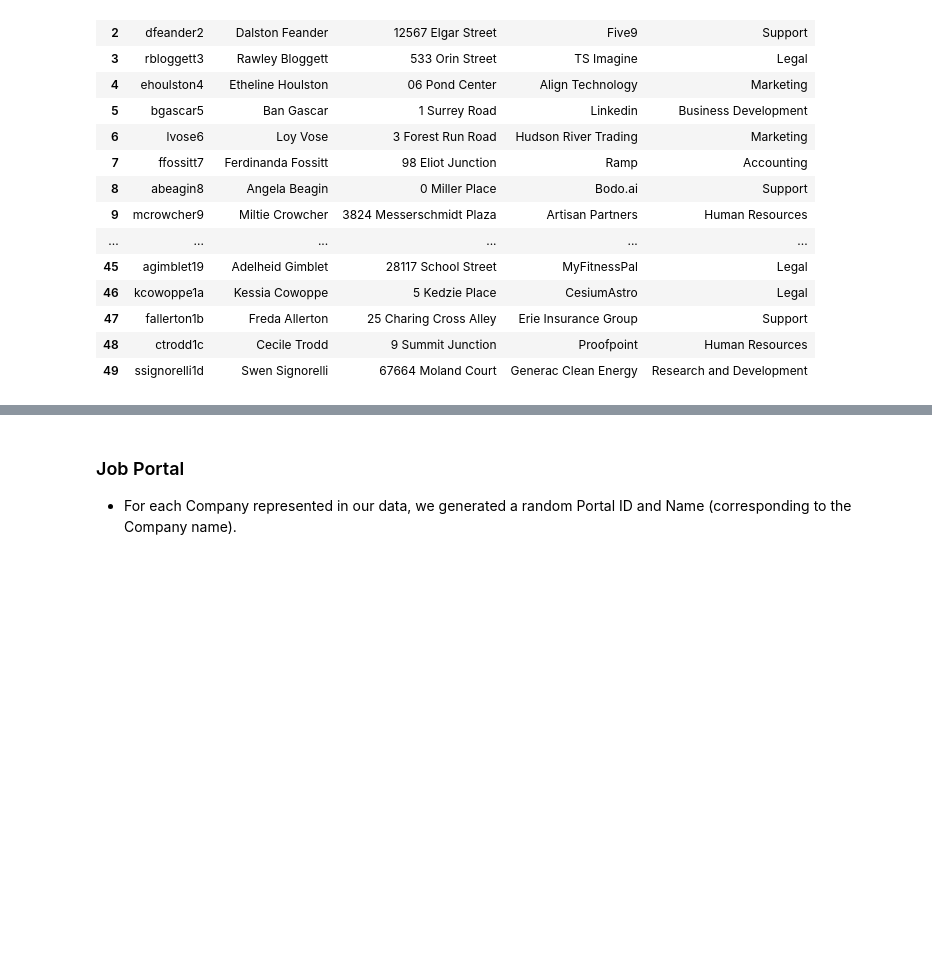
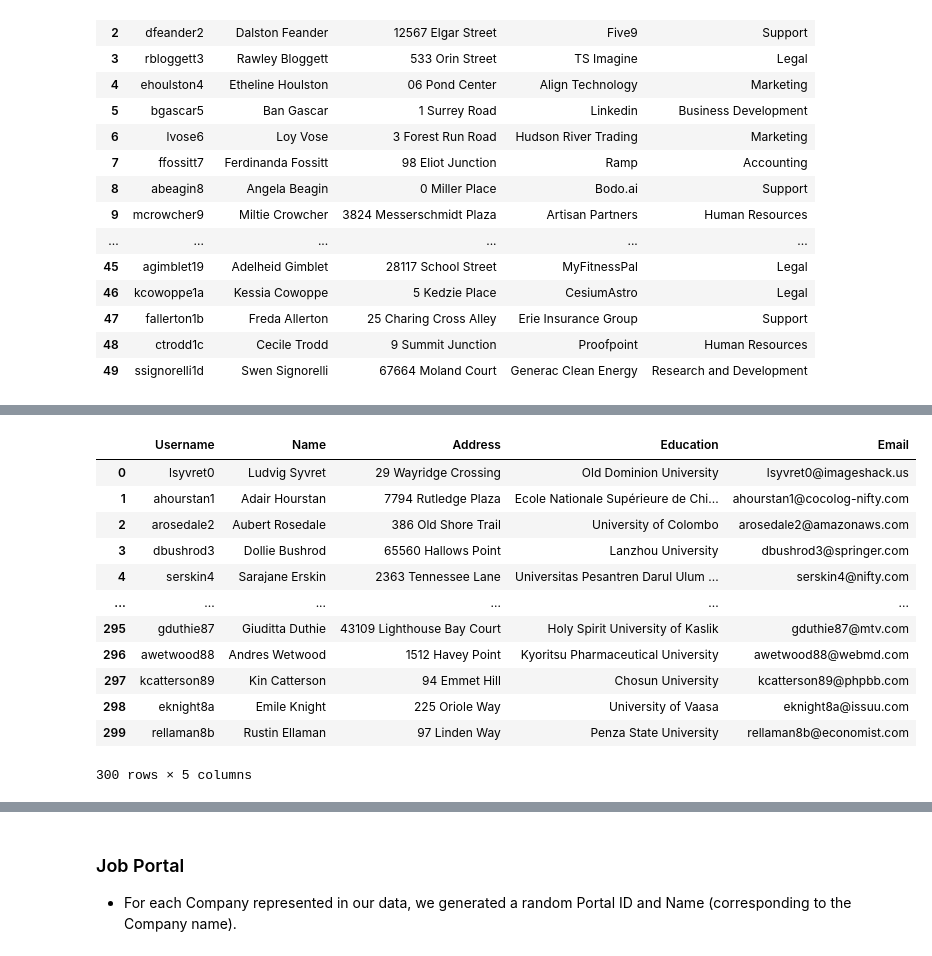
Before and after one commit to vbainwala/TalentTrove, a Jupyter notebook: make_data.ipynb, the cells around one changed output, grey strips where cells are left out. Drawn from its saved outputs; the diff is of its cells as text; code cells hidden in the pictures; blank space fills up the shorter version.

```diff
--- a/make_data.ipynb
+++ b/make_data.ipynb
@@ -338,0 +408,17 @@ recruiter_df.to_csv('data/Recruiter.csv', index=False)
+# %%
+candidate_df = pd.read_csv('data/Mockaroo/Mockaroo-Candidate.csv')
+candidate_df
+# %% [output]
+|  | Username | Name | Address | Education | Email |
+| 0 | lsyvret0 | Ludvig Syvret | 29 Wayridge Crossing | Old Dominion University | lsyvret0@imageshack.us |
+| 1 | ahourstan1 | Adair Hourstan | 7794 Rutledge Plaza | Ecole Nationale Supérieure de Chi... | ahourstan1@cocolog-nifty.com |
+| 2 | arosedale2 | Aubert Rosedale | 386 Old Shore Trail | University of Colombo | arosedale2@amazonaws.com |
+| 3 | dbushrod3 | Dollie Bushrod | 65560 Hallows Point | Lanzhou University | dbushrod3@springer.com |
+| 4 | serskin4 | Sarajane Erskin | 2363 Tennessee Lane | Universitas Pesantren Darul Ulum ... | serskin4@nifty.com |
+| ... | ... | ... | ... | ... | ... |
+| 295 | gduthie87 | Giuditta Duthie | 43109 Lighthouse Bay Court | Holy Spirit University of Kaslik | gduthie87@mtv.com |
+| 296 | awetwood88 | Andres Wetwood | 1512 Havey Point | Kyoritsu Pharmaceutical University | awetwood88@webmd.com |
+| 297 | kcatterson89 | Kin Catterson | 94 Emmet Hill | Chosun University | kcatterson89@phpbb.com |
+| 298 | eknight8a | Emile Knight | 225 Oriole Way | University of Vaasa | eknight8a@issuu.com |
+| 299 | rellaman8b | Rustin Ellaman | 97 Linden Way | Penza State University | rellaman8b@economist.com |
+300 rows × 5 columns
```
Also changed, not shown: parts of 24 cells of this notebook, 2 other files.
